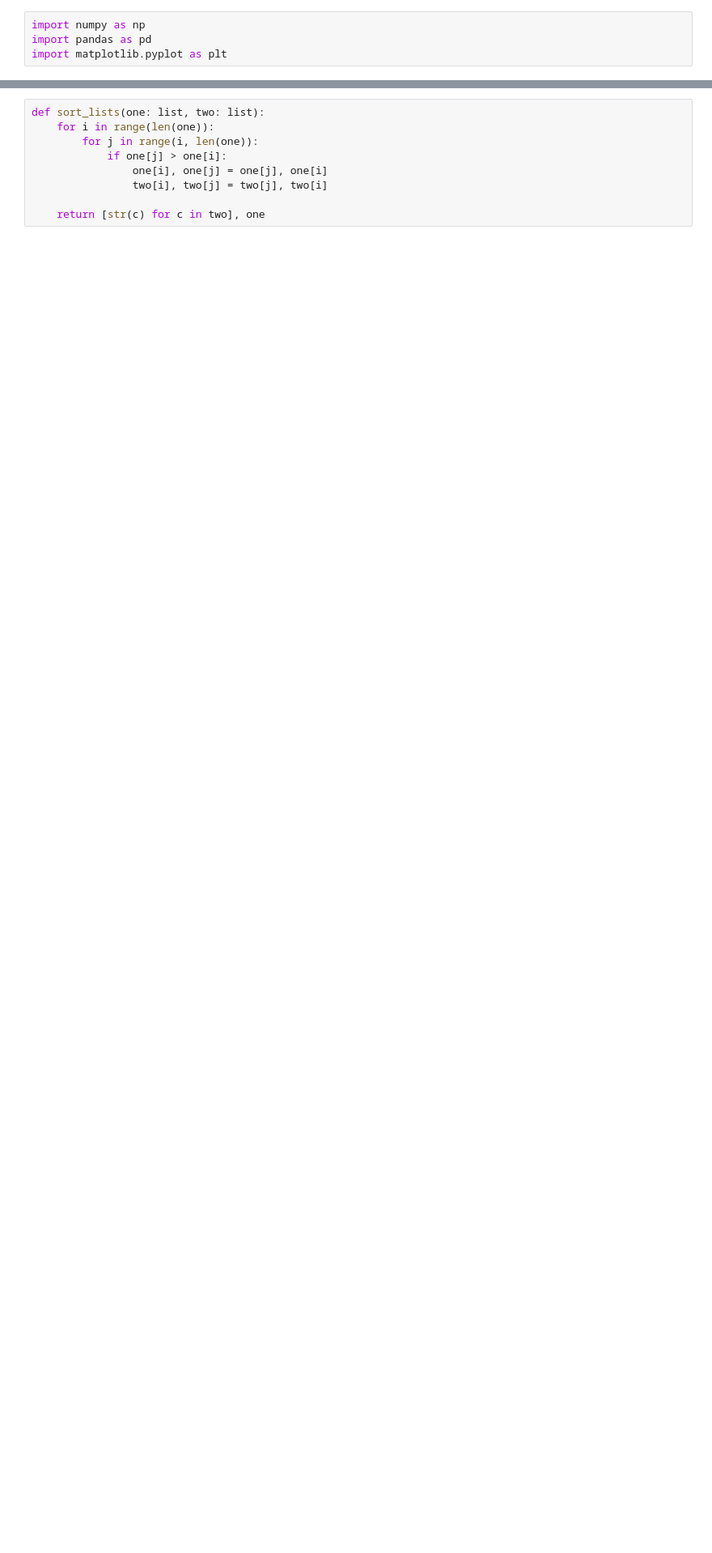
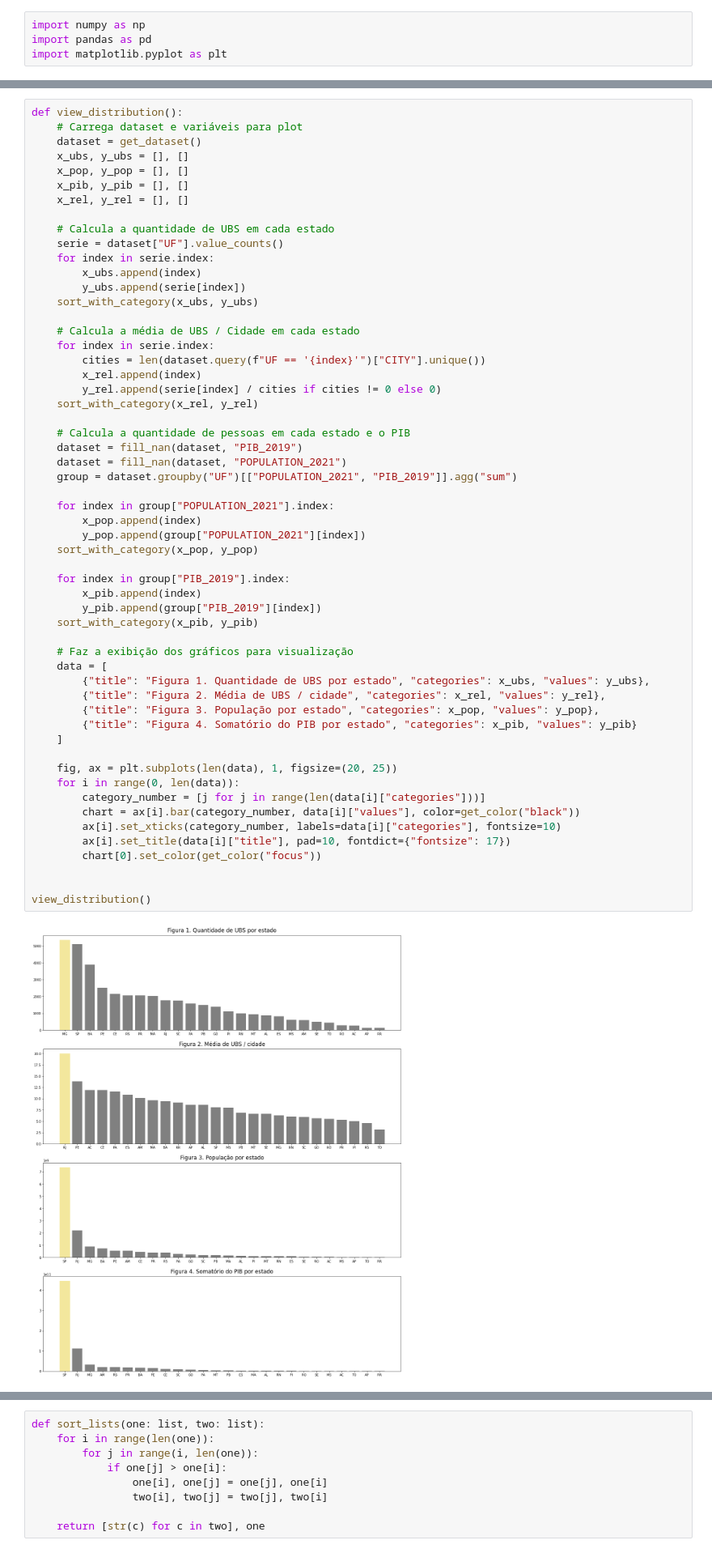
Before and after one commit to BrunoSantosPK/ubs_dist, a Jupyter notebook: notebooks/analysis.ipynb, the cells around one changed output, grey strips where cells are left out. Shown: that part at 81% size. Cells and saved outputs as stored; diff of their text form; blank space fills up the shorter version.

```diff
--- a/notebooks/analysis.ipynb
+++ b/notebooks/analysis.ipynb
@@ -13,0 +50,58 @@ def get_color(key):
+# %%
+def view_distribution():
+    # Carrega dataset e variáveis para plot
+    dataset = get_dataset()
+    x_ubs, y_ubs = [], []
+    x_pop, y_pop = [], []
+    x_pib, y_pib = [], []
+    x_rel, y_rel = [], []
+
+    # Calcula a quantidade de UBS em cada estado
+    serie = dataset["UF"].value_counts()
+    for index in serie.index:
+        x_ubs.append(index)
+        y_ubs.append(serie[index])
+    sort_with_category(x_ubs, y_ubs)
+
+    # Calcula a média de UBS / Cidade em cada estado
+    for index in serie.index:
+        cities = len(dataset.query(f"UF == '{index}'")["CITY"].unique())
+        x_rel.append(index)
+        y_rel.append(serie[index] / cities if cities != 0 else 0)
+    sort_with_category(x_rel, y_rel)
+
+    # Calcula a quantidade de pessoas em cada estado e o PIB
+    dataset = fill_nan(dataset, "PIB_2019")
+    dataset = fill_nan(dataset, "POPULATION_2021")
+    group = dataset.groupby("UF")[["POPULATION_2021", "PIB_2019"]].agg("sum")
+
+    for index in group["POPULATION_2021"].index:
+        x_pop.append(index)
+        y_pop.append(group["POPULATION_2021"][index])
+    sort_with_category(x_pop, y_pop)
+
+    for index in group["PIB_2019"].index:
+        x_pib.append(index)
+        y_pib.append(group["PIB_2019"][index])
+    sort_with_category(x_pib, y_pib)
+
+    # Faz a exibição dos gráficos para visualização
+    data = [
+        {"title": "Figura 1. Quantidade de UBS por estado", "categories": x_ubs, "values": y_ubs},
+        {"title": "Figura 2. Média de UBS / cidade", "categories": x_rel, "values": y_rel},
+        {"title": "Figura 3. População por estado", "categories": x_pop, "values": y_pop},
+        {"title": "Figura 4. Somatório do PIB por estado", "categories": x_pib, "values": y_pib}
+    ]
+
+    fig, ax = plt.subplots(len(data), 1, figsize=(20, 25))
+    for i in range(0, len(data)):
+        category_number = [j for j in range(len(data[i]["categories"]))]
+        chart = ax[i].bar(category_number, data[i]["values"], color=get_color("black"))
+        ax[i].set_xticks(category_number, labels=data[i]["categories"], fontsize=10)
+        ax[i].set_title(data[i]["title"], pad=10, fontdict={"fontsize": 17})
+        chart[0].set_color(get_color("focus"))
+
+
+view_distribution()
+# %% [output]
+[figure, added]
```
Also changed, not shown: parts of 9 cells of this notebook.
